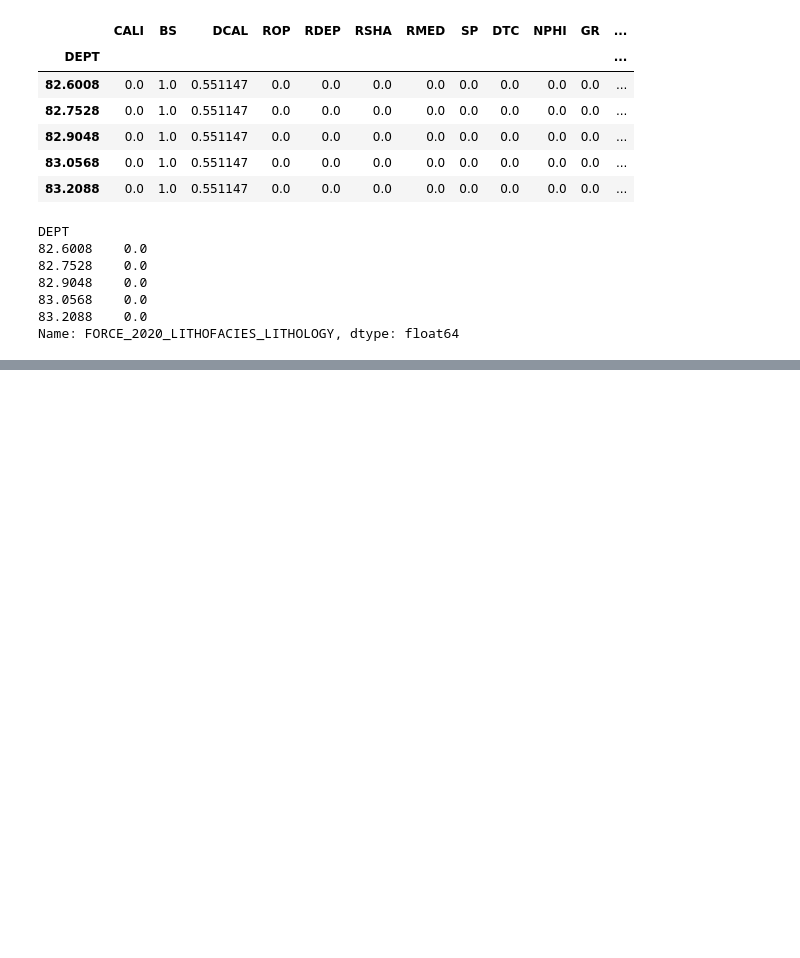
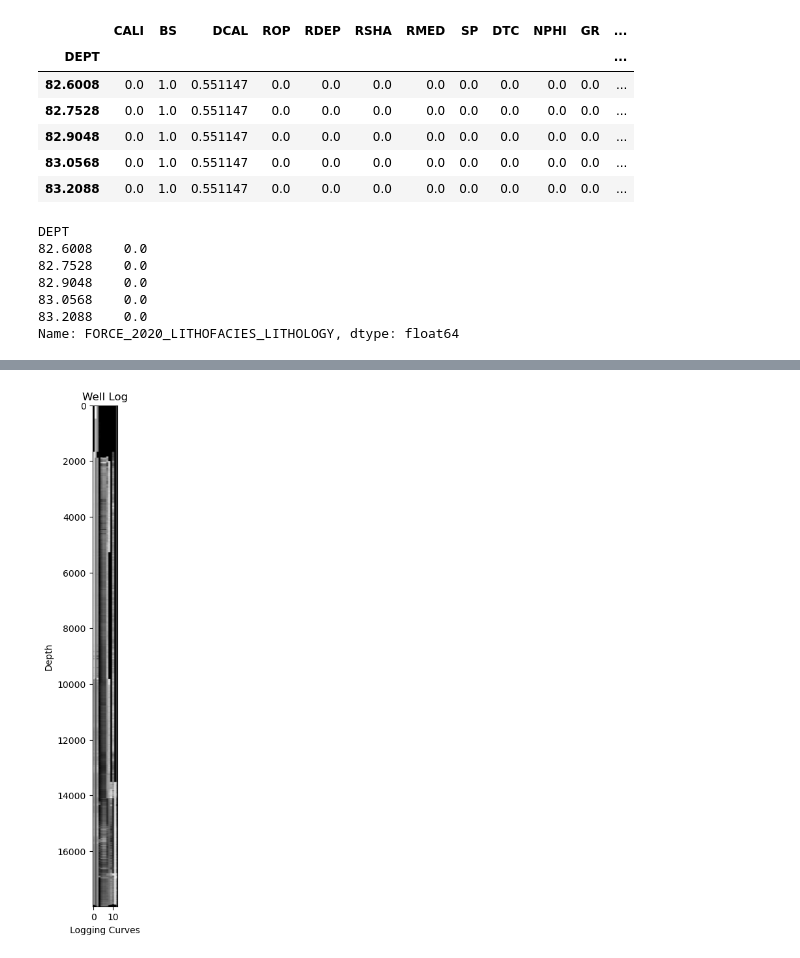
Before and after one commit to hyonbokan/lithology-identification-fl, a Jupyter notebook: data_trasform/las2img_test.ipynb, the cells around one changed output, grey strips where cells are left out. Saved outputs shown, nothing was run; the diff lists cells and outputs as text; code cells hidden in the pictures; blank space fills up the shorter version.

```diff
--- a/data_trasform/las2img_test.ipynb
+++ b/data_trasform/las2img_test.ipynb
@@ -100,0 +173,18 @@ X = X.transpose()
+# %%
+import matplotlib.pyplot as plt
+
+# Set up the figure and axes
+fig, ax = plt.subplots(figsize=(0.5, 10))
+
+# Plot the well log as a grayscale image
+im = ax.imshow(input_tensor[:, 0, :], cmap='gray', aspect='auto')
+
+# Customize the plot
+ax.set_title('Well Log')
+ax.set_xlabel('Logging Curves')
+ax.set_ylabel('Depth')
+
+# Show the plot
+plt.show()
+# %% [output]
+[figure, added]
```
Also changed, not shown: parts of 9 cells of this notebook, 1 other file.
